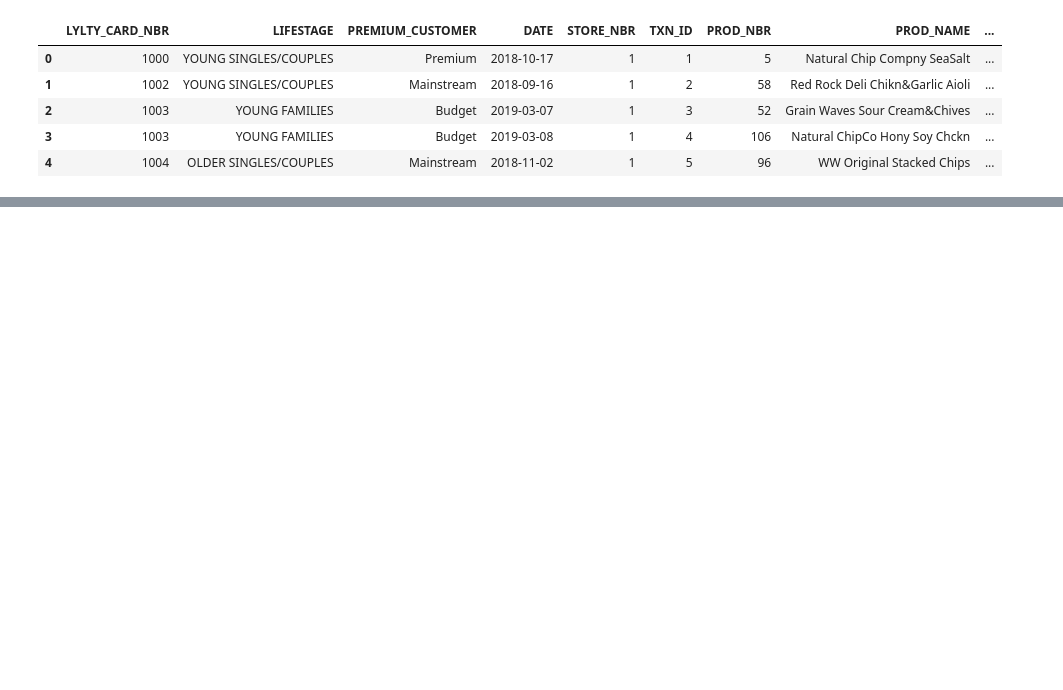
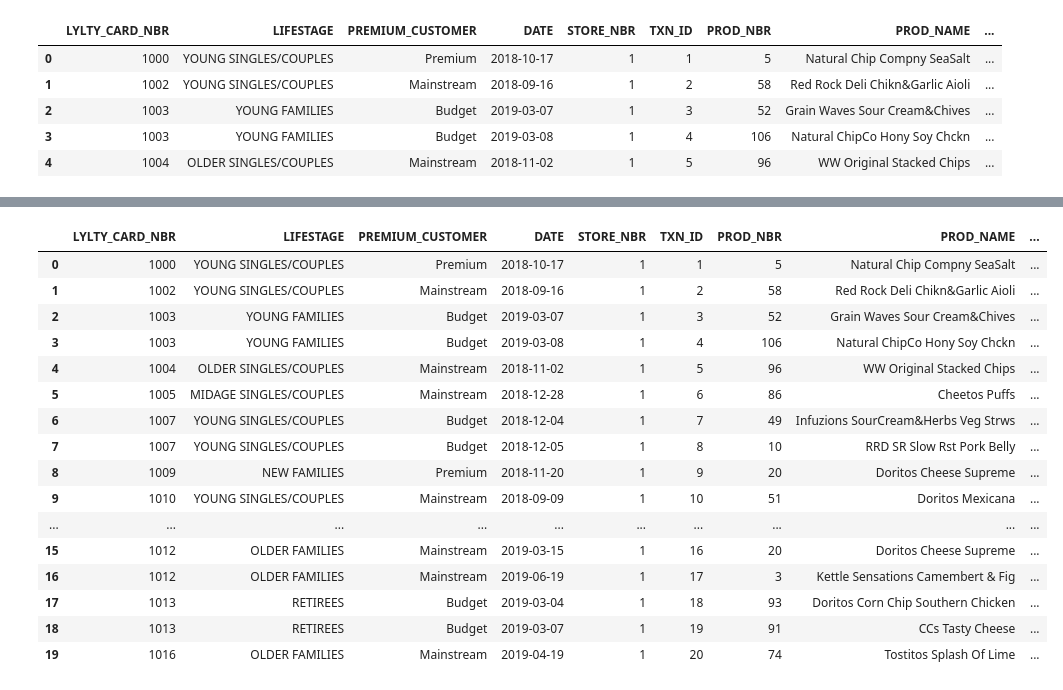
Before and after one commit to coja56/Customer_buying_Patterns, a Jupyter notebook: customer_segmentation.ipynb, the cells around one changed output, grey strips where cells are left out. Cells and saved outputs as stored; diff of their text form; code cells hidden in the pictures; blank space fills up the shorter version.

```diff
--- a/customer_segmentation.ipynb
+++ b/customer_segmentation.ipynb
@@ -228,0 +367,9 @@ df_topsellers
+# %%
+# Create invoice month
+import datetime as dt
+#function for month
+def get_month(x):
+    return dt.datetime(x.year,x.month,1)
+# apply the function
+df_custrans['INV_MONTH']= df_custrans['DATE'].apply(get_month)
+df_custrans.head(5)
@@ -228,0 +383,22 @@ df_topsellers
+# %%
+# create a  column index with the minimum invoice date
+df_custrans['Cohort_Month'] = df_custrans.groupby('LYLTY_CARD_NBR')['INV_MONTH'].transform('min')
+df_custrans.head(20)
+# %% [output]
+|  | LYLTY_CARD_NBR | LIFESTAGE | PREMIUM_CUSTOMER | DATE | STORE_NBR | TXN_ID | PROD_NBR | PROD_NAME | ... |
+| 0 | 1000 | YOUNG SINGLES/COUPLES | Premium | 2018-10-17 | 1 | 1 | 5 | Natural Chip Compny SeaSalt | ... |
+| 1 | 1002 | YOUNG SINGLES/COUPLES | Mainstream | 2018-09-16 | 1 | 2 | 58 | Red Rock Deli Chikn&Garlic Aioli | ... |
+| 2 | 1003 | YOUNG FAMILIES | Budget | 2019-03-07 | 1 | 3 | 52 | Grain Waves Sour Cream&Chives | ... |
+| 3 | 1003 | YOUNG FAMILIES | Budget | 2019-03-08 | 1 | 4 | 106 | Natural ChipCo Hony Soy Chckn | ... |
+| 4 | 1004 | OLDER SINGLES/COUPLES | Mainstream | 2018-11-02 | 1 | 5 | 96 | WW Original Stacked Chips | ... |
+| 5 | 1005 | MIDAGE SINGLES/COUPLES | Mainstream | 2018-12-28 | 1 | 6 | 86 | Cheetos Puffs | ... |
+| 6 | 1007 | YOUNG SINGLES/COUPLES | Budget | 2018-12-04 | 1 | 7 | 49 | Infuzions SourCream&Herbs Veg Strws | ... |
+| 7 | 1007 | YOUNG SINGLES/COUPLES | Budget | 2018-12-05 | 1 | 8 | 10 | RRD SR Slow Rst Pork Belly | ... |
+| 8 | 1009 | NEW FAMILIES | Premium | 2018-11-20 | 1 | 9 | 20 | Doritos Cheese Supreme | ... |
+| 9 | 1010 | YOUNG SINGLES/COUPLES | Mainstream | 2018-09-09 | 1 | 10 | 51 | Doritos Mexicana | ... |
+| ... | ... | ... | ... | ... | ... | ... | ... | ... | ... |
+| 15 | 1012 | OLDER FAMILIES | Mainstream | 2019-03-15 | 1 | 16 | 20 | Doritos Cheese Supreme | ... |
+| 16 | 1012 | OLDER FAMILIES | Mainstream | 2019-06-19 | 1 | 17 | 3 | Kettle Sensations Camembert & Fig | ... |
+| 17 | 1013 | RETIREES | Budget | 2019-03-04 | 1 | 18 | 93 | Doritos Corn Chip Southern Chicken | ... |
+| 18 | 1013 | RETIREES | Budget | 2019-03-07 | 1 | 19 | 91 | CCs Tasty Cheese | ... |
+| 19 | 1016 | OLDER FAMILIES | Mainstream | 2019-04-19 | 1 | 20 | 74 | Tostitos Splash Of Lime | ... |
```
Also changed, not shown: parts of 33 cells of this notebook.
